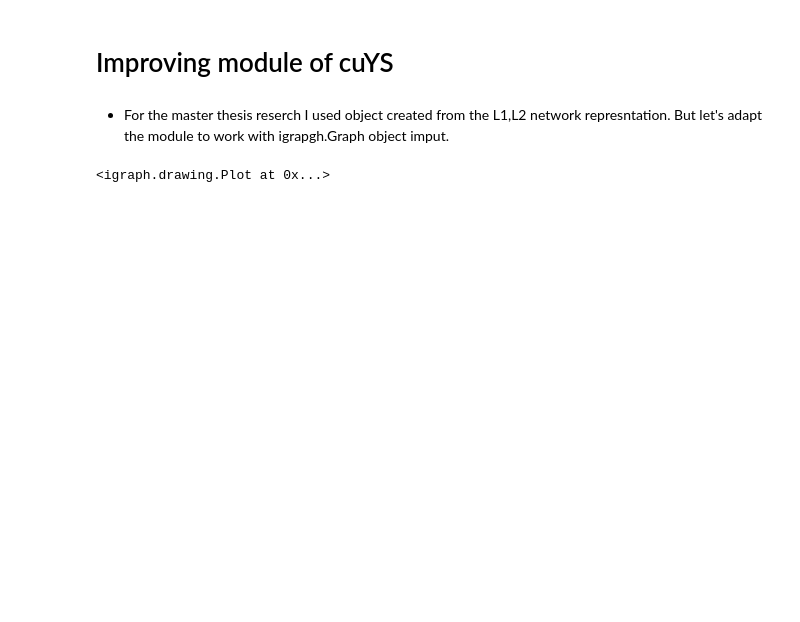
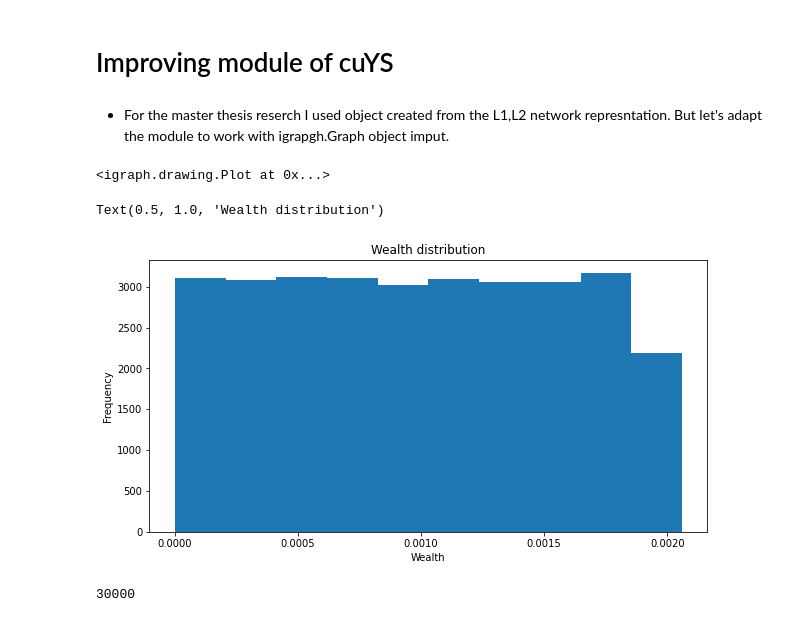
Before and after one commit to Qsanti/cuTradeNet, a Jupyter notebook: TestModules.ipynb, the cells around one changed output. Drawn from its saved outputs; the diff is of its cells as text; code cells hidden in the pictures; blank space fills up the shorter version.

```diff
--- a/TestModules.ipynb
+++ b/TestModules.ipynb
@@ -11,5 +12,5 @@ from module.Models import YardSale as ys
 # %%
-g=ig.Graph.Barabasi(100,3)
+g=ig.Graph.Barabasi(1000,3)
 
 ig.plot(g,vertex_size=3,bbox=(0,0,300,300))
 # %% [output]
@@ -16,0 +20,15 @@ ig.plot(g,vertex_size=3,bbox=(0,0,300,300))
+# %%
+S=ms([g]*30)
+# %%
+fig,ax=plt.subplots(1,1,figsize=(10,5))
+ax.hist(S.getWealths())
+ax.set_xlabel('Wealth')
+ax.set_ylabel('Frequency')
+ax.set_title('Wealth distribution')
+# %% [output]
+Text(0.5, 1.0, 'Wealth distribution')
+[figure, added]
+# %%
+S.getWealths().size
+# %% [output]
+30000
```
Also changed, not shown: parts of 13 cells of this notebook, 3 other files.
